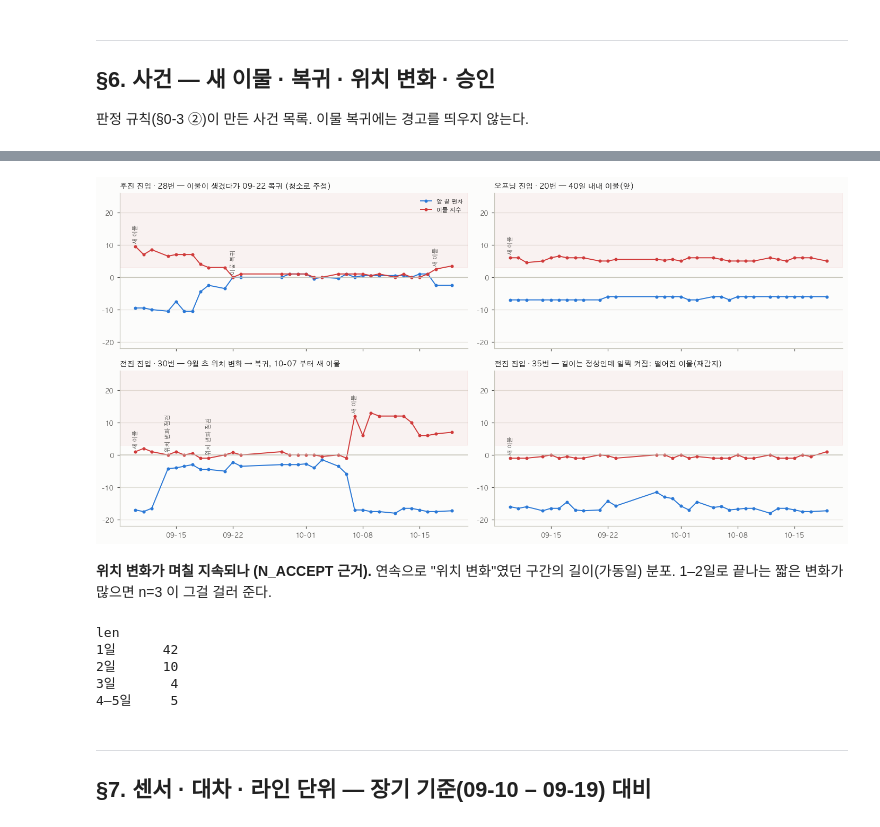
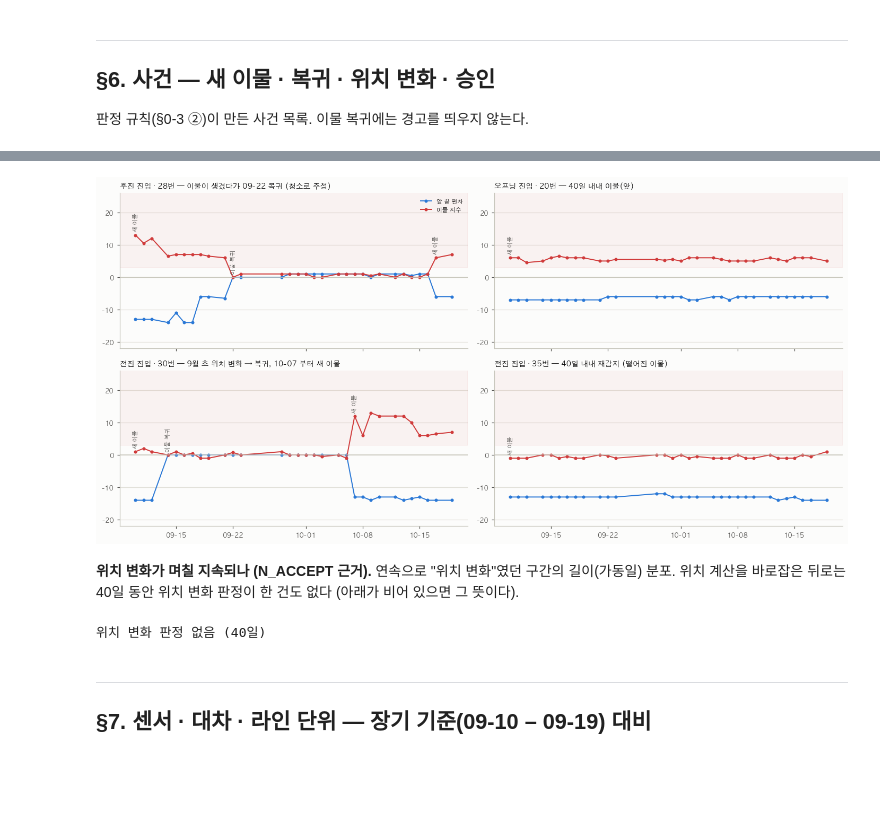
Before and after one commit to JeonJae02/KTA_Train, a Jupyter notebook: Conv/conv_02_코어격자_판정규칙.ipynb, the cells around one changed output, grey strips where cells are left out. Drawn from its saved outputs; the diff is of its cells as text; code cells hidden in the pictures; blank space fills up the shorter version.

```diff
--- a/Conv/conv_02_코어격자_판정규칙.ipynb
+++ b/Conv/conv_02_코어격자_판정규칙.ipynb
@@ -494,31 +498,31 @@ core_ev[["day", "sensor", "wagon", "event", "state", "rise_off", "width_ex", "fa
 # %%
 def track(ax, sensor, wagon, title):
     s = judged[(judged.sensor == sensor) & (judged.wagon == wagon)].sort_values("day")
     ax.plot(s.day, s.rise_off, marker="o", ms=3, lw=1.3, color=BLUE, label="앞 끝 편차")
     ax.plot(s.day, s.width_ex, marker="o", ms=3, lw=1.3, color=CRITICAL, label="이물 지수")
     ax.axhline(0, color=AXIS, lw=1)
     ax.axhspan(W_TOL, 30, color=CRITICAL, alpha=0.05)
     for _, r in s[s.event != ""].iterrows():
         ax.annotate(r.event, (r.day, max(r.width_ex, r.rise_off) + 1), fontsize=7, color=INK2, rotation=90,
                     ha="center", va="bottom")
     ax.set_ylim(-22, 26)
     ax.set_title(title, color=INK, fontsize=9, loc="left")
     ax.xaxis.set_major_formatter(mdates.DateFormatter("%m-%d"))
     style_ax(ax)
 
 
 fig, axes = plt.subplots(2, 2, figsize=(13, 6.4), facecolor=SURFACE, sharex=True)
 track(axes[0, 0], "P00459", 28, "후진 진입 · 28번 — 이물이 생겼다가 09-22 복귀 (청소로 추정)")
 track(axes[0, 1], "P00164", 20, "오프닝 진입 · 20번 — 40일 내내 이물(앞)")
 track(axes[1, 0], "P00451", 30, "전진 진입 · 30번 — 9월 초 위치 변화 → 복귀, 10-07 부터 새 이물")
-track(axes[1, 1], "P00451", 35, "전진 진입 · 35번 — 길이는 정상인데 일찍 켜짐: 떨어진 이물(재감지)")
+track(axes[1, 1], "P00451", 35, "전진 진입 · 35번 — 40일 내내 재감지 (떨어진 이물)")
 axes[0, 0].legend(fontsize=7, frameon=False, loc="upper right")
 plt.tight_layout()
 plt.show()
 # %% [output]
-[figure, old version]
+[figure, new version]
 # %% [markdown]
-**위치 변화가 며칠 지속되나 (N_ACCEPT 근거).** 연속으로 "위치 변화"였던 구간의 길이(가동일) 분포. 1–2일로 끝나는 짧은 변화가 많으면 n=3 이 그걸 걸러 준다.
+**위치 변화가 며칠 지속되나 (N_ACCEPT 근거).** 연속으로 "위치 변화"였던 구간의 길이(가동일) 분포. 위치 계산을 바로잡은 뒤로는 40일 동안 위치 변화 판정이 한 건도 없다 (아래가 비어 있으면 그 뜻이다).
 # %%
 runs = []
 for (s, w), g in judged.sort_values("day").groupby(["sensor", "wagon"]):
@@ -531,15 +535,13 @@ for (s, w), g in judged.sort_values("day").groupby(["sensor", "wagon"]):
             runs.append({"sensor": s, "wagon": w, "len": k})
             k = 0
 runs = pd.DataFrame(runs)
-if len(runs):
+if len(runs) == 0:
+    print("위치 변화 판정 없음 (40일)")
+else:
     tab = runs.groupby(pd.cut(runs.len, [0, 1, 2, 3, 5, 10, 40], labels=["1일", "2일", "3일", "4–5일", "6–10일", "11일 이상"])).size()
     print(tab.to_string())
 # %% [output]
-len
-1일      42
-2일      10
-3일       4
-4–5일     5
+위치 변화 판정 없음 (40일)
 # %% [markdown]
 ---
 ## §7. 센서 · 대차 · 라인 단위 — 장기 기준(09-10 – 09-19) 대비
```
Also changed, not shown: parts of 14 cells of this notebook, 7 other files.
